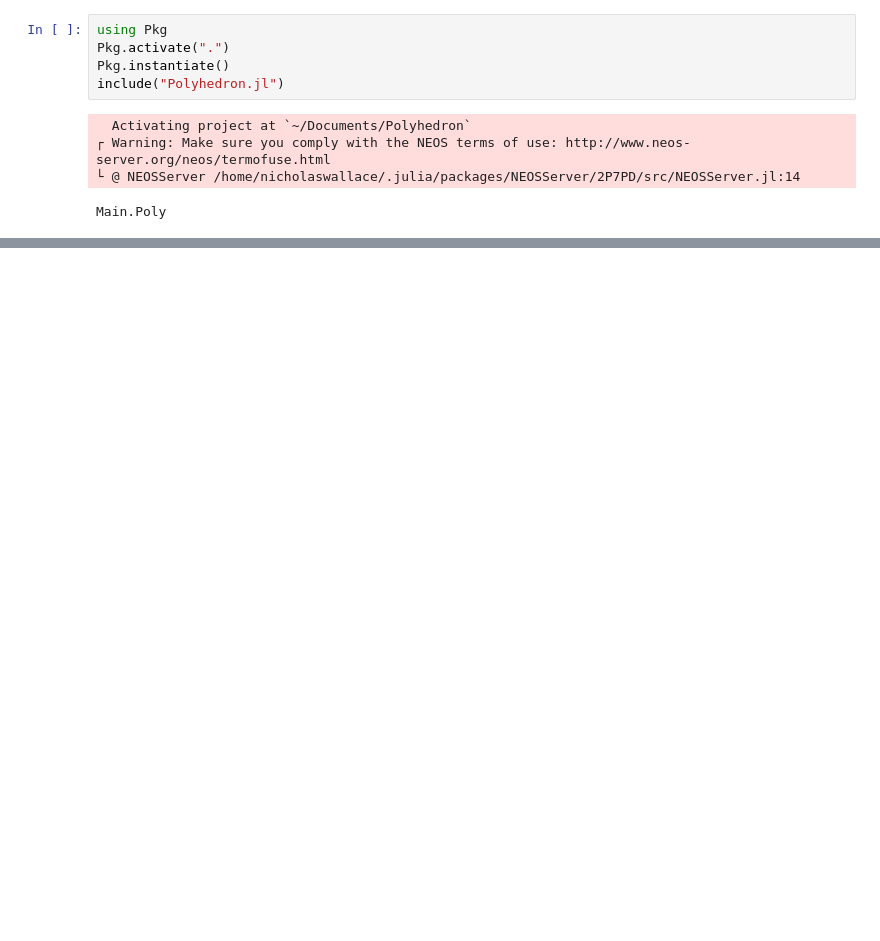
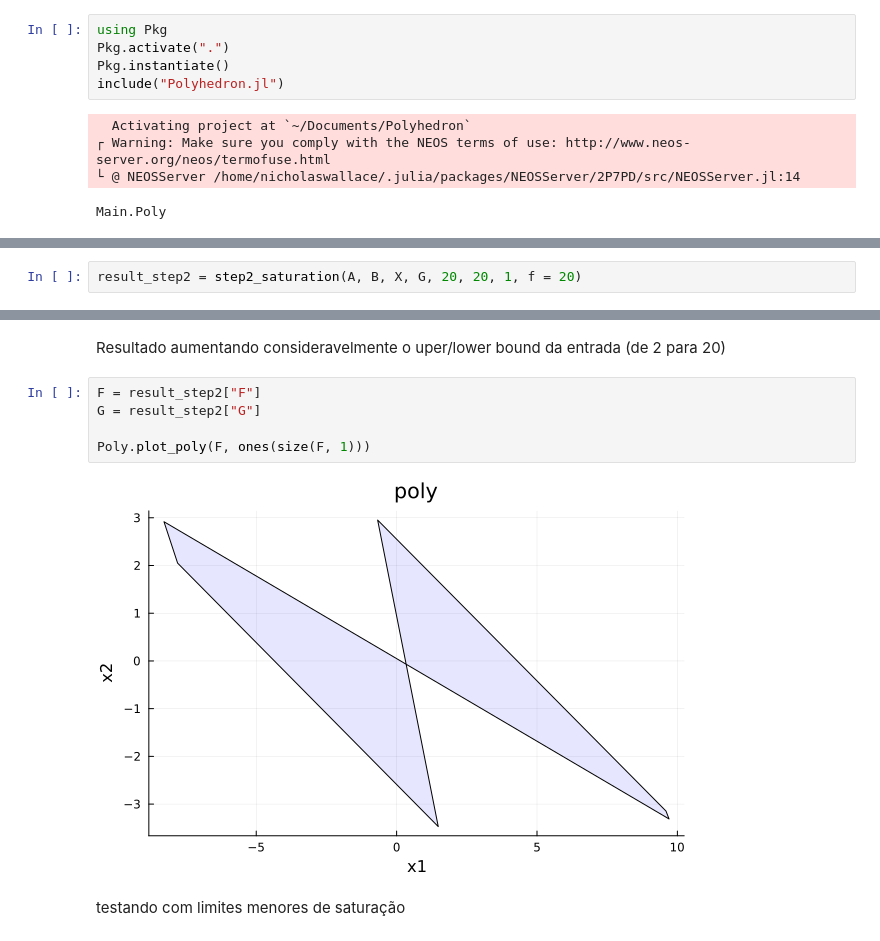
Before and after one commit to Nicholas-Wallace/Polyhedron, a Jupyter notebook: Untitled-1.ipynb, the cells around one changed output, grey strips where cells are left out. Cells and saved outputs as stored; diff of their text form; blank space fills up the shorter version.

```diff
--- a/Untitled-1.ipynb
+++ b/Untitled-1.ipynb
@@ -50,0 +51,2 @@ Dict{String, Any} with 9 entries:
+# %%
+result_step2 = step2_saturation(A, B, X, G, 20, 20, 1, f = 20)
@@ -50,0 +70,11 @@ Dict{String, Any} with 9 entries:
+# %% [markdown]
+Resultado aumentando consideravelmente o uper/lower bound da entrada (de 2 para 20)
+# %%
+F = result_step2["F"]
+G = result_step2["G"]
+
+Poly.plot_poly(F, ones(size(F, 1)))
+# %% [output]
+[figure, added]
+# %% [markdown]
+testando com limites menores de saturação
```
Also changed, not shown: parts of 17 cells of this notebook, 5 other files.
